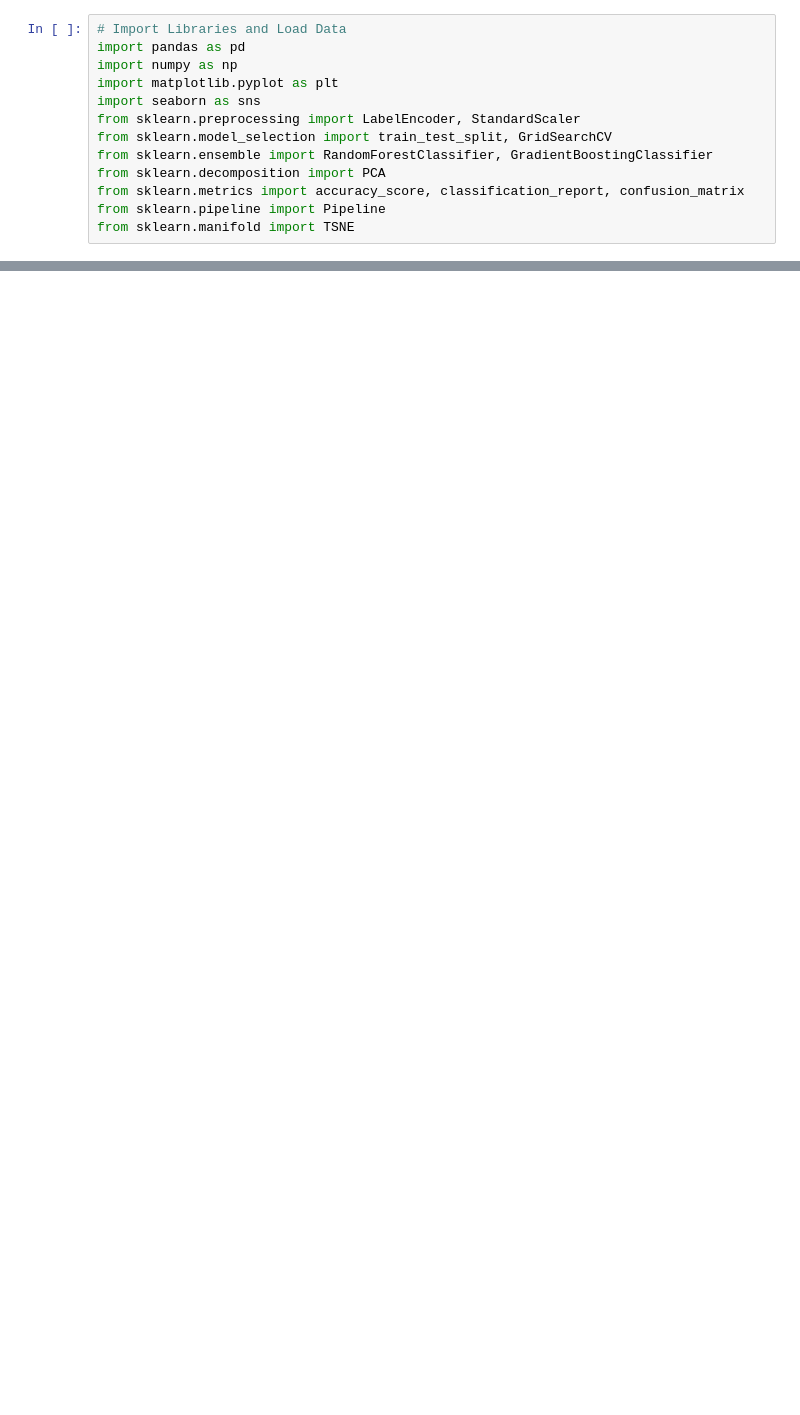
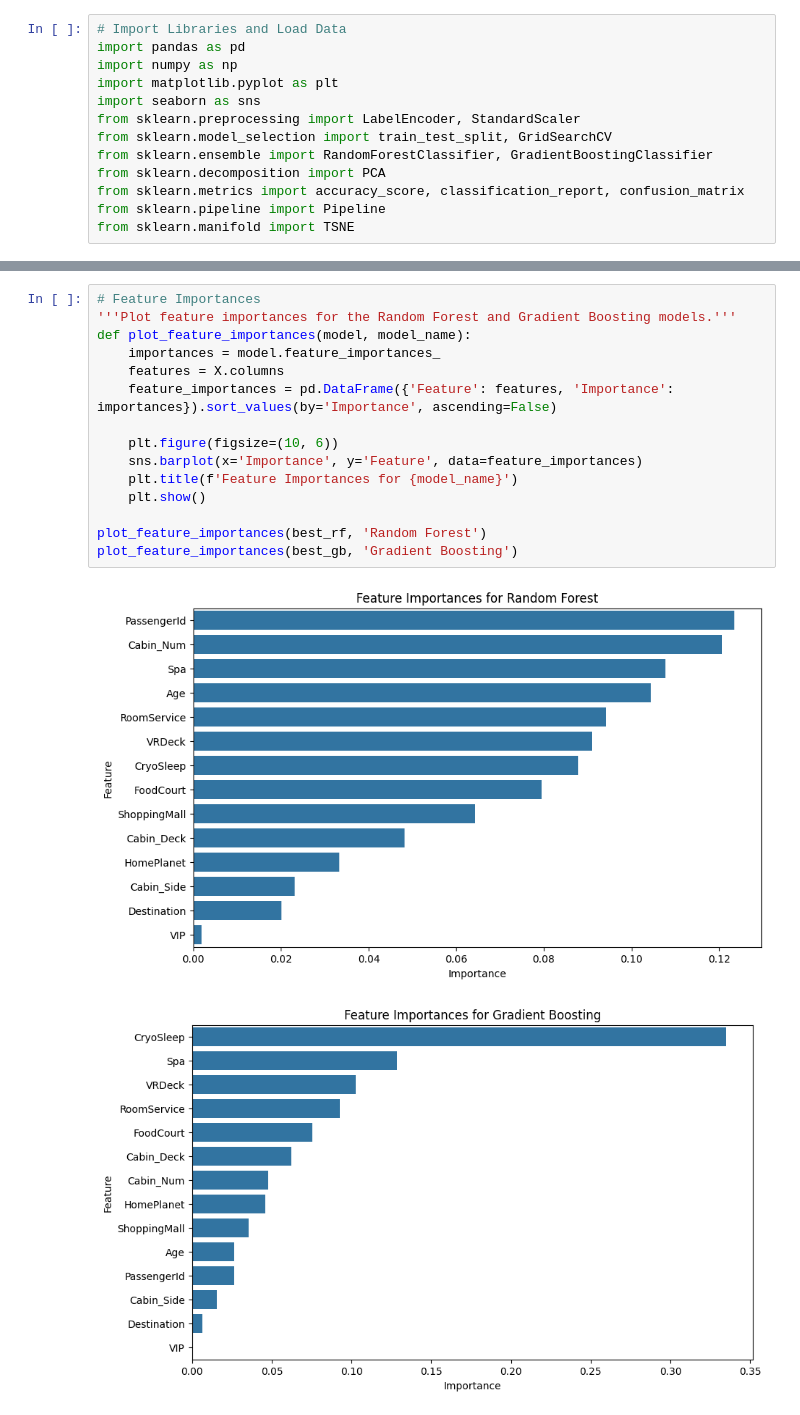
Before and after one commit to 7PAM2015-0509-2023/Spaceship-Titanic, a Jupyter notebook: Kaggle_Challenge_Spaceship_Titanic.ipynb, the cells around one changed output, grey strips where cells are left out. Saved outputs shown, nothing was run; the diff lists cells and outputs as text; blank space fills up the shorter version.

```diff
--- a/Kaggle_Challenge_Spaceship_Titanic.ipynb
+++ b/Kaggle_Challenge_Spaceship_Titanic.ipynb
@@ -23,0 +278,18 @@ test_df = pd.read_csv(test_data)
+# %%
+# Feature Importances
+'''Plot feature importances for the Random Forest and Gradient Boosting models.'''
+def plot_feature_importances(model, model_name):
+    importances = model.feature_importances_
+    features = X.columns
+    feature_importances = pd.DataFrame({'Feature': features, 'Importance': importances}).sort_values(by='Importance', ascending=False)
+
+    plt.figure(figsize=(10, 6))
+    sns.barplot(x='Importance', y='Feature', data=feature_importances)
+    plt.title(f'Feature Importances for {model_name}')
+    plt.show()
+
+plot_feature_importances(best_rf, 'Random Forest')
+plot_feature_importances(best_gb, 'Gradient Boosting')
+# %% [output]
+[figure, added]
+[figure, added]
```
Also changed, not shown: parts of 12 cells of this notebook.
